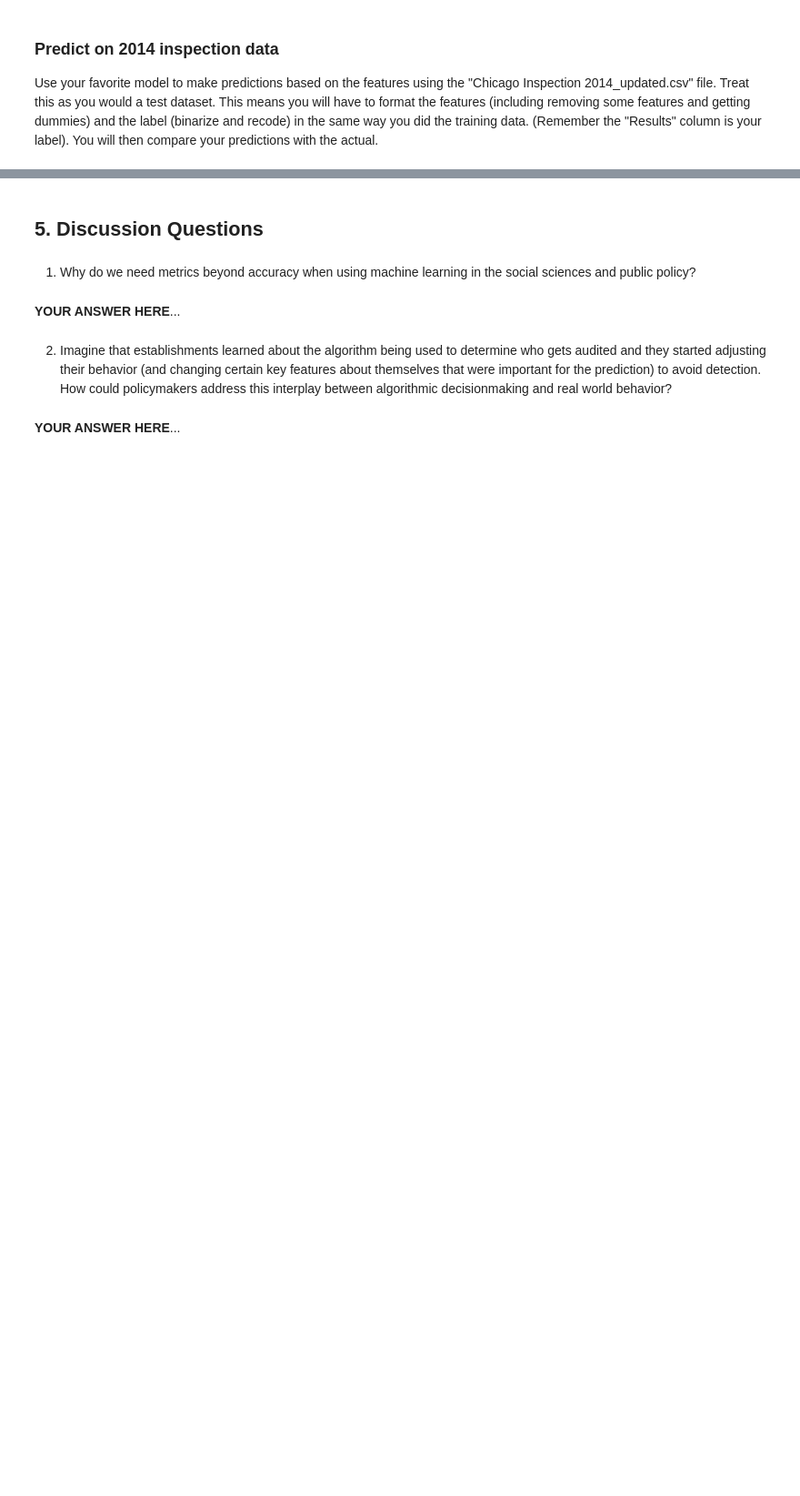
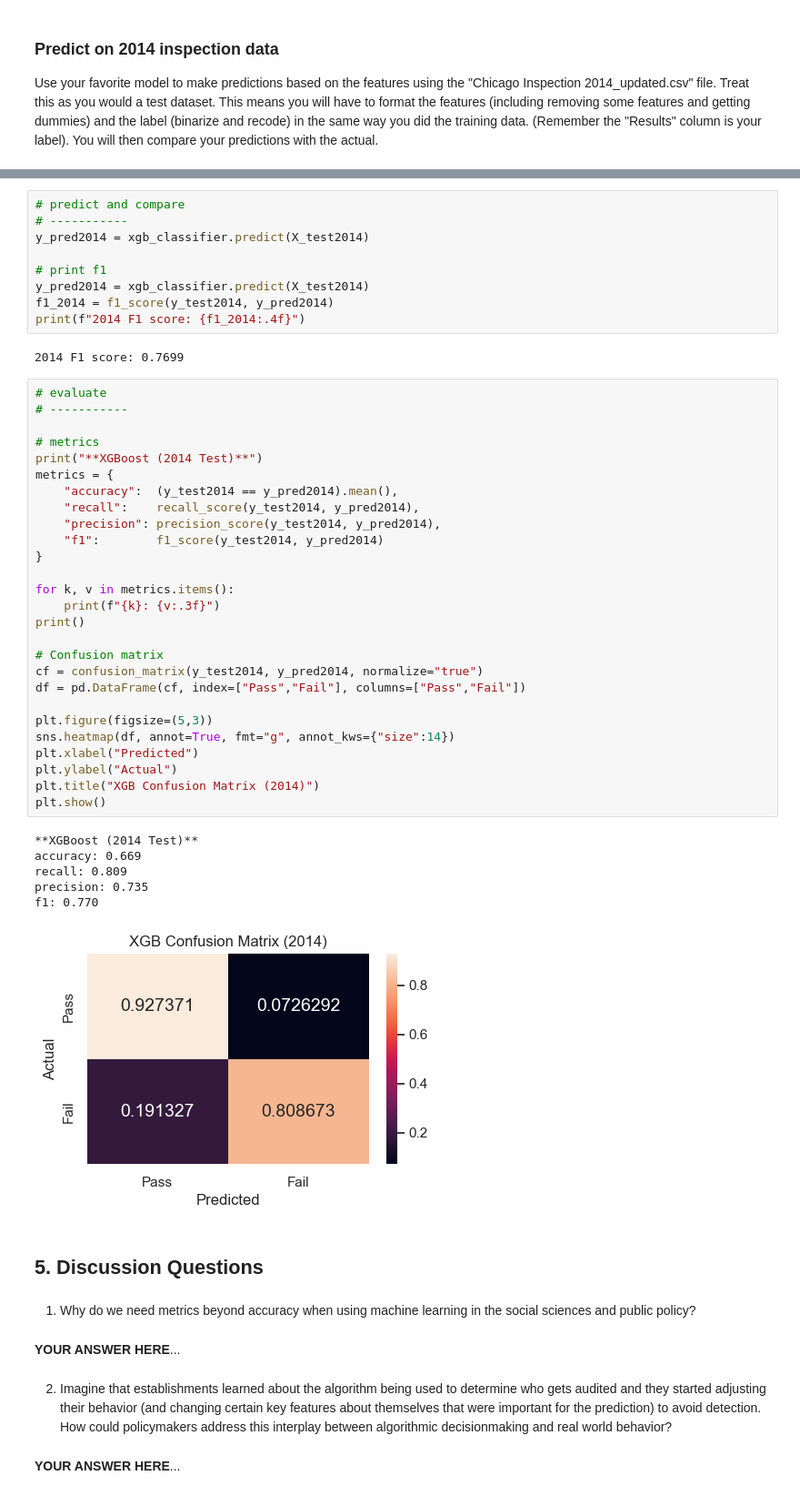
Before and after one commit to larapesce/Computational-Social-Science-Projects, a Jupyter notebook: Project_3/Project 3 Students.ipynb, the cells around one changed output, grey strips where cells are left out. Shown at 91% size. Saved outputs shown, nothing was run; the diff lists cells and outputs as text; blank space fills up the shorter version.

```diff
--- a/Project_3/Project 3 Students.ipynb
+++ b/Project_3/Project 3 Students.ipynb
@@ -628,3 +776,48 @@ y_test2014 = chicago_inspections_2014[...]
+# %%
+# predict and compare
+# -----------
+y_pred2014 = xgb_classifier.predict(X_test2014)
+
+# print f1
+y_pred2014 = xgb_classifier.predict(X_test2014)
+f1_2014 = f1_score(y_test2014, y_pred2014)
+print(f"2014 F1 score: {f1_2014:.4f}")
+# %% [output]
+2014 F1 score: 0.7699
+# %%
+# evaluate
+# -----------
+
+# metrics
+print("**XGBoost (2014 Test)**")
+metrics = {
+    "accuracy":  (y_test2014 == y_pred2014).mean(),
+    "recall":    recall_score(y_test2014, y_pred2014),
+    "precision": precision_score(y_test2014, y_pred2014),
+    "f1":        f1_score(y_test2014, y_pred2014)
+}
+
+for k, v in metrics.items():
+    print(f"{k}: {v:.3f}")
+print()
+
+# Confusion matrix
+cf = confusion_matrix(y_test2014, y_pred2014, normalize="true")
+df = pd.DataFrame(cf, index=["Pass","Fail"], columns=["Pass","Fail"])
+
+plt.figure(figsize=(5,3))
+sns.heatmap(df, annot=True, fmt="g", annot_kws={"size":14})
+plt.xlabel("Predicted")
+plt.ylabel("Actual")
+plt.title("XGB Confusion Matrix (2014)")
+plt.show()
+# %% [output]
+**XGBoost (2014 Test)**
+accuracy: 0.669
+recall: 0.809
+precision: 0.735
+f1: 0.770
+[figure, added]
 # %% [markdown]
 ## 5. Discussion Questions
 # %% [markdown]
```
Also changed, not shown: parts of 18 cells of this notebook.
